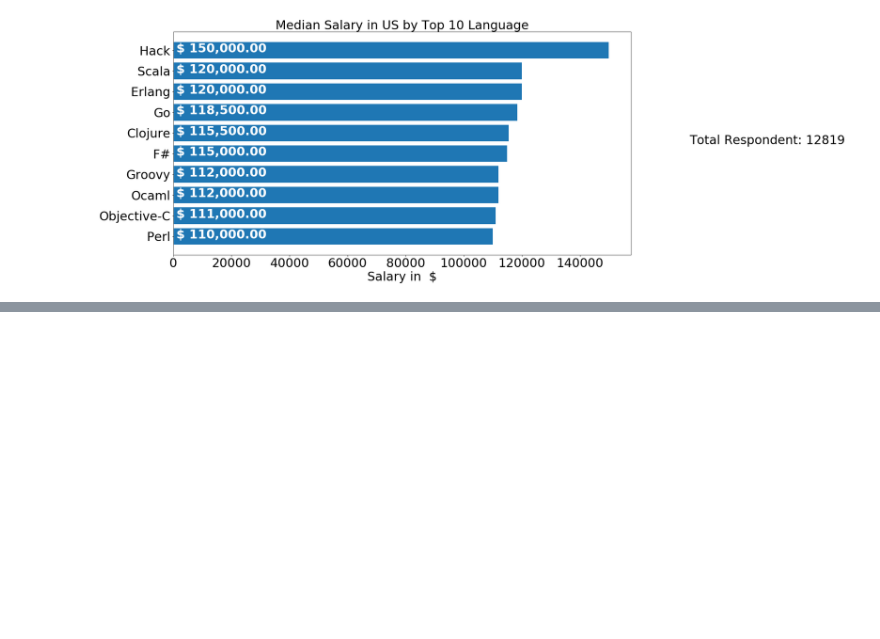
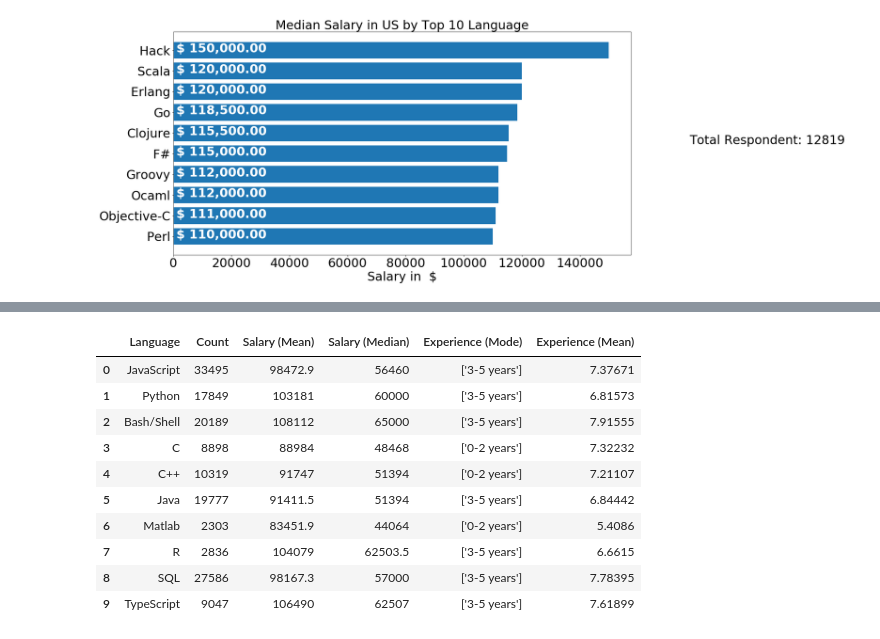
Before and after one commit to kuldeepemol/tech-nerds, a Jupyter notebook: Work-Career-analysis.ipynb, the cells around one changed output, grey strips where cells are left out. Cells and saved outputs as stored; diff of their text form; code cells hidden in the pictures; blank space fills up the shorter version.

```diff
--- a/Work-Career-analysis.ipynb
+++ b/Work-Career-analysis.ipynb
@@ -651,0 +689,42 @@ plt.savefig('Images/us-top-10-language-vs-salary.png', bbox_inches='tight')
+# %%
+# New Dataframe to hold Global mean and median salary, mode of experience by Language
+all_language_experience_salary_df = pd.DataFrame(columns=['Language', 'Count', 'Salary (Mean)', 'Salary (Median)', 'Experience (Mode)', 'Experience (Mean)'])
+index = 0;
+
+for key, value in all_language_salary_dict.items():
+    all_language_experience_salary_df.at[index, 'Language'] = key;
+    all_language_experience_salary_df.at[index, 'Count'] = len(value)
+    all_language_experience_salary_df.at[index, 'Salary (Mean)'] = np.mean(value)
+    all_language_experience_salary_df.at[index, 'Salary (Median)'] = np.median(value)
+    index += 1
+
+index = 0
+for key, value in all_language_experience_dict.items():
+    all_language_experience_salary_df.at[index, 'Experience (Mode)'] = str(stats.mode(value)[0])
+    avg_exp = []
+    for age_range in value:
+        new_age_range = age_range.replace(' years', '')
+        avg = 0;
+        if new_age_range.find('or') is not -1:
+            age1 = new_age_range.replace(' or more', '')
+            avg = int(age1)
+        else:
+            age1, age2 = new_age_range.split('-')
+            avg = (int(age1) + int(age2))/2
+        avg_exp.append(avg)
+    all_language_experience_salary_df.at[index, 'Experience (Mean)'] = np.mean(avg_exp)
+    index += 1
+# %%
+all_language_experience_salary_df.head(10)
+# %% [output]
+|  | Language | Count | Salary (Mean) | Salary (Median) | Experience (Mode) | Experience (Mean) |
+| 0 | JavaScript | 33495 | 98472.9 | 56460 | ['3-5 years'] | 7.37671 |
+| 1 | Python | 17849 | 103181 | 60000 | ['3-5 years'] | 6.81573 |
+| 2 | Bash/Shell | 20189 | 108112 | 65000 | ['3-5 years'] | 7.91555 |
+| 3 | C | 8898 | 88984 | 48468 | ['0-2 years'] | 7.32232 |
+| 4 | C++ | 10319 | 91747 | 51394 | ['0-2 years'] | 7.21107 |
+| 5 | Java | 19777 | 91411.5 | 51394 | ['3-5 years'] | 6.84442 |
+| 6 | Matlab | 2303 | 83451.9 | 44064 | ['0-2 years'] | 5.4086 |
+| 7 | R | 2836 | 104079 | 62503.5 | ['3-5 years'] | 6.6615 |
+| 8 | SQL | 27586 | 98167.3 | 57000 | ['3-5 years'] | 7.78395 |
+| 9 | TypeScript | 9047 | 106490 | 62507 | ['3-5 years'] | 7.61899 |
```
Also changed, not shown: parts of 5 cells of this notebook, 2 other files.
